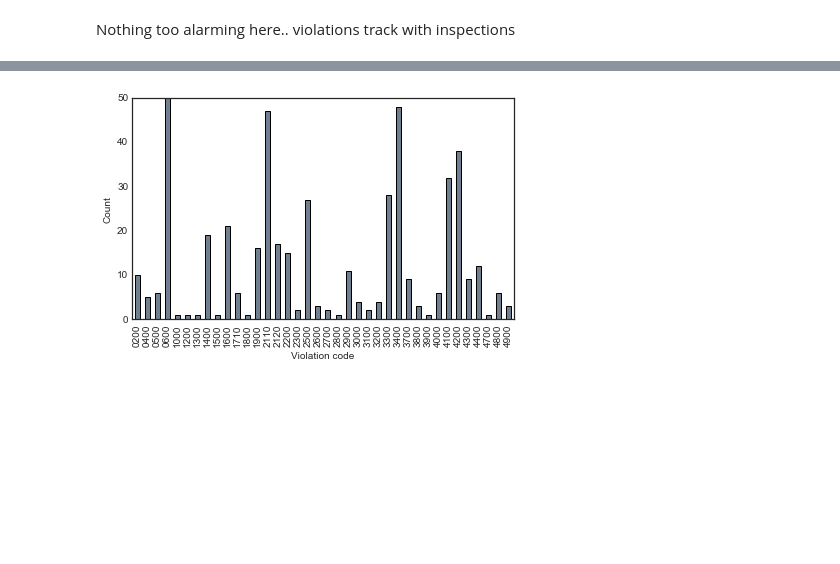
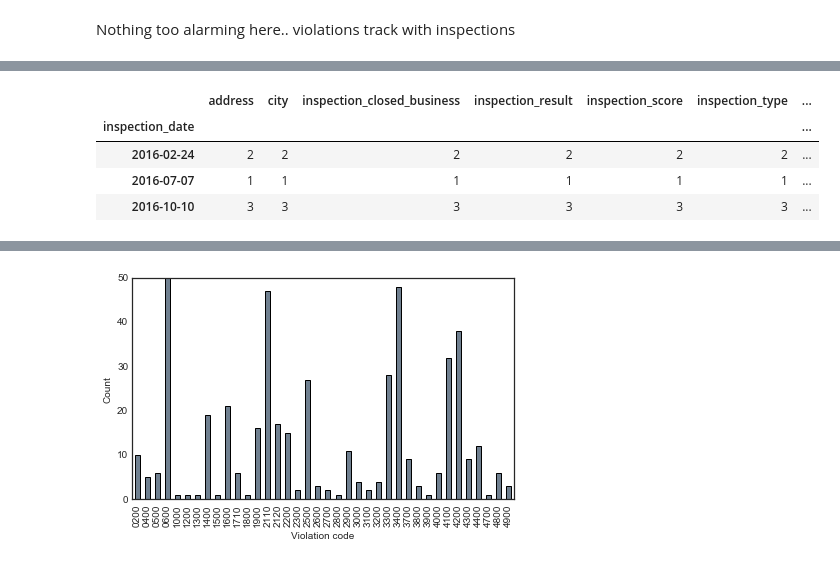
Before and after one commit to hbergen/restaurant-inspections, a Jupyter notebook: Exploring the XML.ipynb, the cells around one changed output, grey strips where cells are left out. Cells and saved outputs as stored; diff of their text form; code cells hidden in the pictures; blank space fills up the shorter version.

```diff
--- a/Exploring the XML.ipynb
+++ b/Exploring the XML.ipynb
@@ -412,0 +462,8 @@ plt.tight_layout()
+# %%
+df[df.name == '10 Mercer Restaurant'].groupby('inspection_date').count()
+# %% [output]
+|  | address | city | inspection_closed_business | inspection_result | inspection_score | inspection_type | ... |
+| inspection_date |  |  |  |  |  |  | ... |
+| 2016-02-24 | 2 | 2 | 2 | 2 | 2 | 2 | ... |
+| 2016-07-07 | 1 | 1 | 1 | 1 | 1 | 1 | ... |
+| 2016-10-10 | 3 | 3 | 3 | 3 | 3 | 3 | ... |
```
Also changed, not shown: parts of 30 cells of this notebook, 1 other file.
